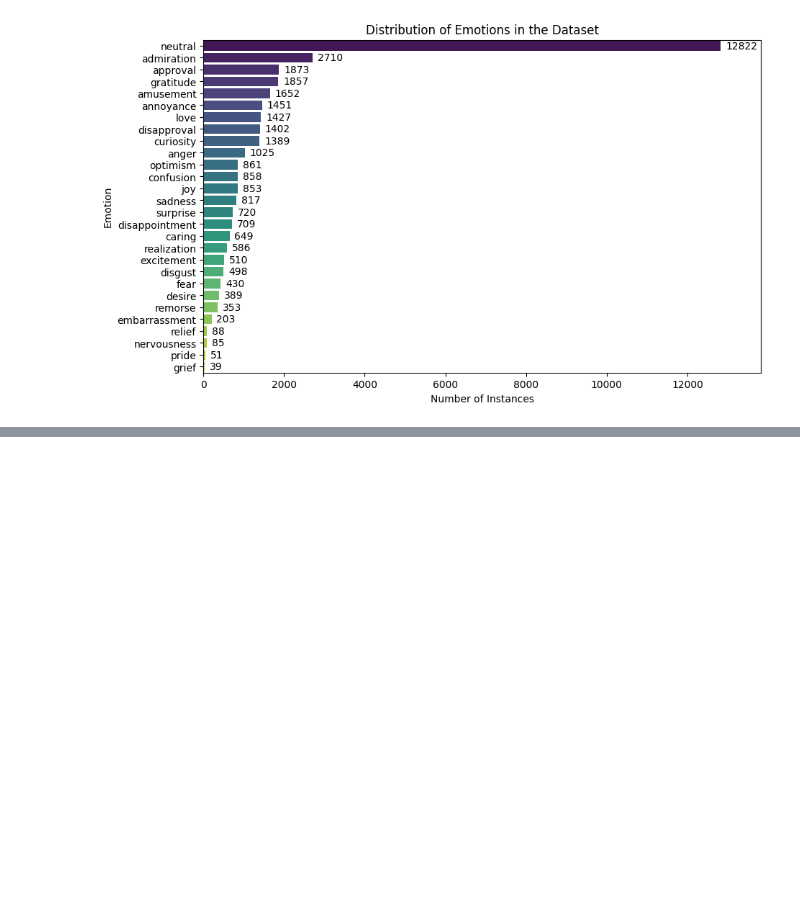
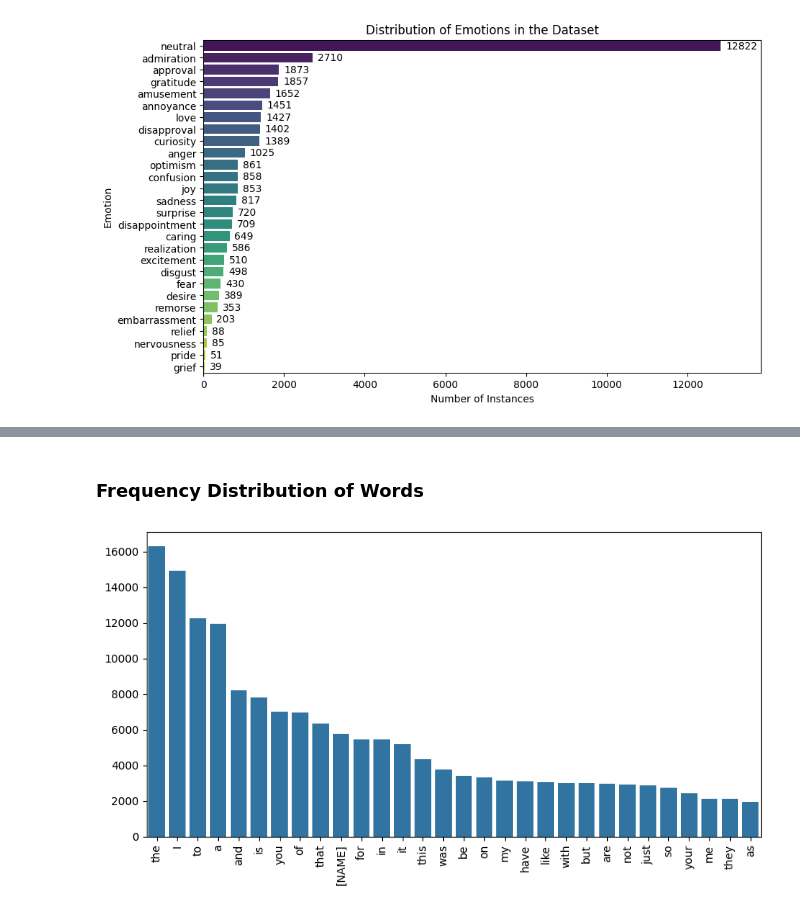
Before and after one commit to rgap/NMA-GoEmotions-Project, a Jupyter notebook: notebooks/1_initial_data_analysis.ipynb, the cells around one changed output, grey strips where cells are left out. Saved outputs shown, nothing was run; the diff lists cells and outputs as text; code cells hidden in the pictures; blank space fills up the shorter version.

```diff
--- a/notebooks/1_initial_data_analysis.ipynb
+++ b/notebooks/1_initial_data_analysis.ipynb
@@ -263,0 +285,18 @@ Passing `palette` without assigning `hue` is deprecated and will be removed in v
+# %% [markdown]
+### Frequency Distribution of Words
+# %%
+from collections import Counter
+import seaborn as sns
+
+all_words = ' '.join(train_data['comment']).split()
+word_freq = Counter(all_words)
+
+most_common_words = word_freq.most_common(30)
+words, counts = zip(*most_common_words)
+
+plt.figure(figsize=(10, 5))
+sns.barplot(x=list(words), y=list(counts))
+plt.xticks(rotation=90)
+plt.show()
+# %% [output]
+[figure, added]
```
Also changed, not shown: parts of 6 cells of this notebook, 15 other files.
